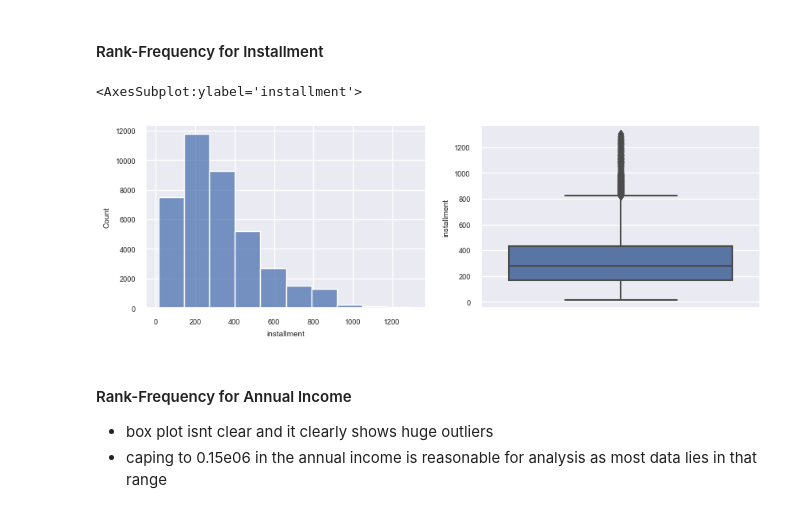
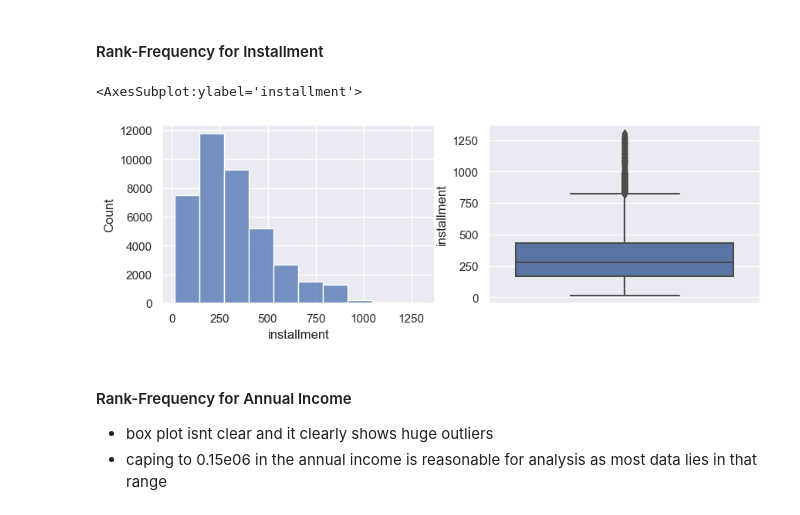
Before and after one commit to sshrinivasbhat/LendingClubCaseStudy, a Jupyter notebook: C44LendClubCasStdy_ShrinivasB.ipynb, the cells around one changed output. Saved outputs shown, nothing was run; the diff lists cells and outputs as text; code cells hidden in the pictures.

```diff
--- a/C44LendClubCasStdy_ShrinivasB.ipynb
+++ b/C44LendClubCasStdy_ShrinivasB.ipynb
@@ -483,14 +485,14 @@ Name: funded_loan_perc, Length: 101, dtype: int64
 # %% [markdown]
 #### Rank-Frequency for Installment
 # %%
-sb.set(font_scale=0.6)
+sb.set(font_scale=1)
 fig, axes = plt.subplots(1, 2, figsize=(10, 3))
 plt.xticks(rotation=90)
 sb.histplot(LCLoanDf.installment.sort_values(),ax=axes[0],bins=10)
 sb.boxplot(ax=axes[1],x=None,y=LCLoanDf.installment)
 # %% [output]
 <AxesSubplot:ylabel='installment'>
-[figure, old version]
+[figure, new version]
 # %% [markdown]
 #### Rank-Frequency for Annual Income
 - box plot isnt clear and it clearly shows huge outliers
```
Also changed, not shown: parts of 6 cells of this notebook, 1 other file.
